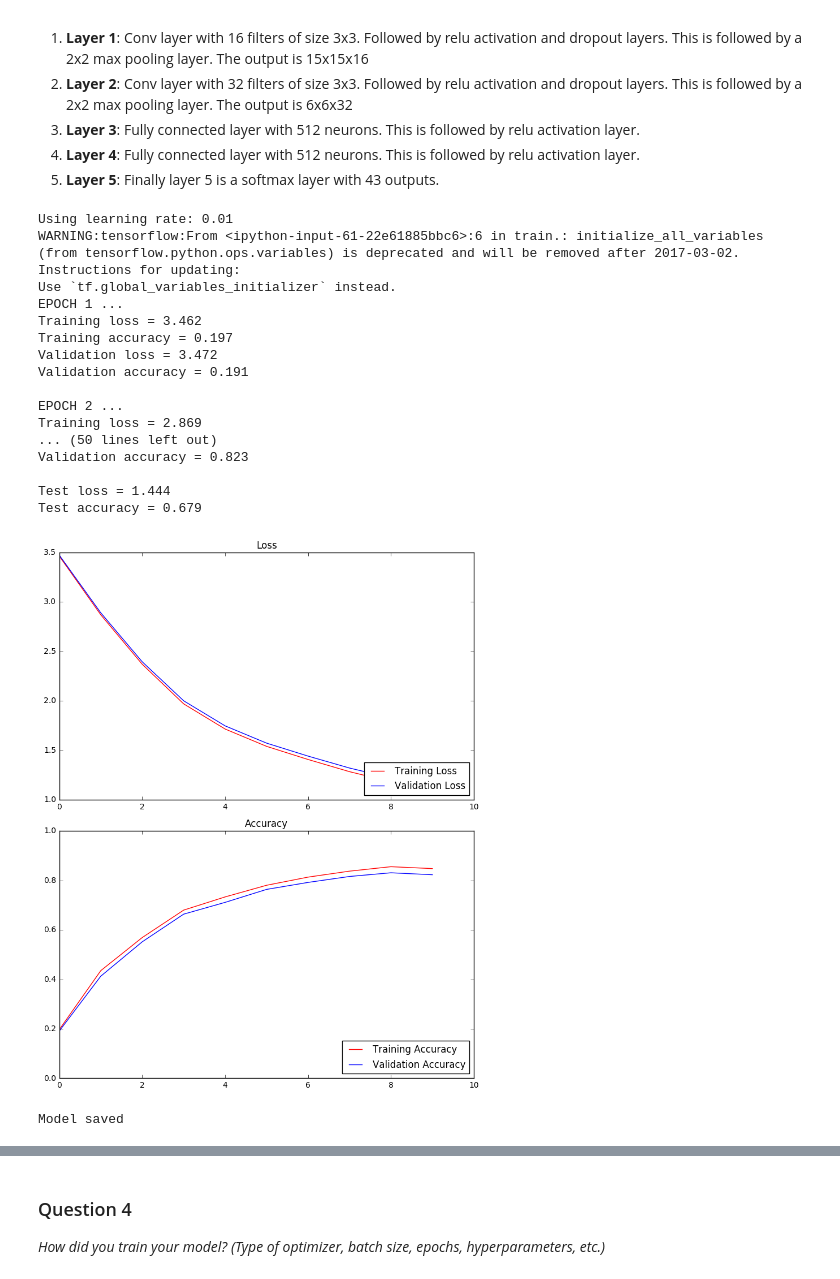
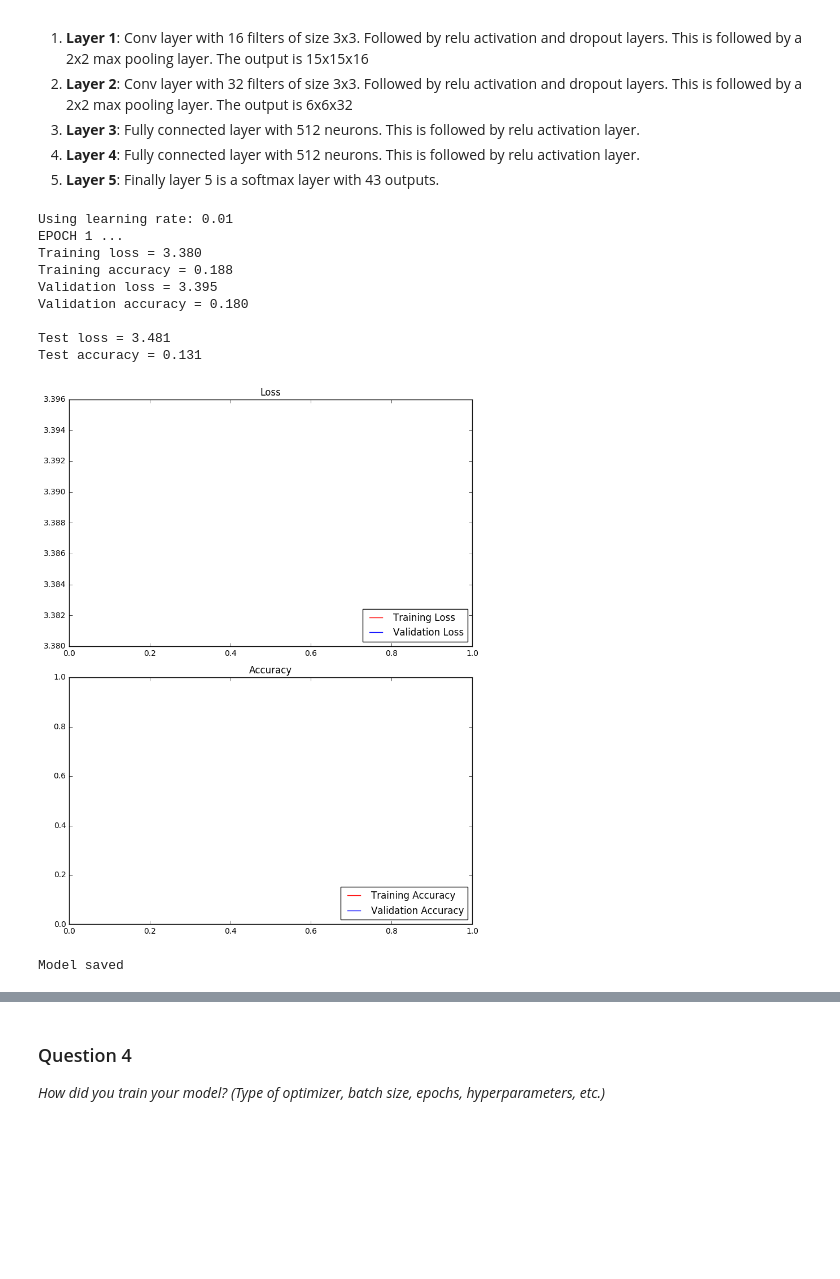
Before and after one commit to subodh-malgonde/traffic-signs-classification, a Jupyter notebook: Traffic_Signs_Recognition.ipynb, the cells around one changed output, grey strips where cells are left out. Cells and saved outputs as stored; diff of their text form; code cells hidden in the pictures; blank space fills up the shorter version.

```diff
--- a/Traffic_Signs_Recognition.ipynb
+++ b/Traffic_Signs_Recognition.ipynb
@@ -161,6 +244,6 @@ Use the code cell (or multiple code cells, if necessary) to implement the first
 # %%
-### Preprocess the data here.
-### Feel free to use as many code cells as needed.
+# Preprocess the data here.
+# Feel free to use as many code cells as needed.
 
 # Change to float32, so it can be multiplied against the weights in TensorFlow, which are float32
 X_train = X_train.astype(np.float32)
@@ -179,14 +262,11 @@ def normalize(image_data):
     image_data = rgb2gray(image_data)
     normalized = (image_data)/255.0 - 0.5
     normalized = normalized.reshape((-1,32,32,1))
-    return normalized
+    return normalized.astype(np.float32)
 
 X_train = normalize(X_train)
 X_test = normalize(X_test)
 
-X_train = X_train.astype(np.float32)
-X_test = X_test.astype(np.float32)
-
 print(X_train.shape, X_train.dtype)
 print(X_test.shape, X_test.dtype)
 # %% [output]
@@ -420,6 +417,15 @@ def evaluate(X_data, y_data):
         total_loss += (loss * batch_x.shape[0])
     return total_loss/num_examples, total_acc/num_examples
 # %%
+def deleteOldModelFiles():
+    try:
+        import os
+        os.remove('myModel')
+        os.remove('myModel.meta')
+        os.remove('checkpoint')
+    except:
+        print("Unable to delete file.")
+
 def train(X_tr, y_tr, X_v, y_v, X_t, y_t, lr):
 
     num_train = X_tr.shape[0]
@@ -488,6 +494,7 @@ def train(X_tr, y_tr, X_v, y_v, X_t, y_t, lr):
             saver
         except:
             saver = tf.train.Saver()
+        deleteOldModelFiles()
         saver.save(sess, 'myModel')
         print("Model saved")
 # %% [markdown]
@@ -522,32 +529,24 @@ y_train_small = y_train[indexes]
 X_val_small = X_val
 y_val_small = y_val
 # %%
-EPOCHS = 10
+EPOCHS = 1
 BATCH_SIZE = 128
-reg = 20
+reg = 10
 LEARNING_RATES = [0.01]
 for lr in LEARNING_RATES:
     print("Using learning rate: %s" % str(lr))
     train(X_train_small, y_train_small, X_val_small, y_val_small, X_test, y_test, lr)
 # %% [output]
 Using learning rate: 0.01
-WARNING:tensorflow:From <ipython-input-61-22e61885bbc6>:6 in train.: initialize_all_variables (from tensorflow.python.ops.variables) is deprecated and will be removed after 2017-03-02.
-Instructions for updating:
-Use `tf.global_variables_initializer` instead.
 EPOCH 1 ...
-Training loss = 3.462
-Training accuracy = 0.197
-Validation loss = 3.472
-Validation accuracy = 0.191
+Training loss = 3.380
+Training accuracy = 0.188
+Validation loss = 3.395
+Validation accuracy = 0.180
 
-EPOCH 2 ...
-Training loss = 2.869
-... (50 lines left out)
-Validation accuracy = 0.823
-
-Test loss = 1.444
-Test accuracy = 0.679
+Test loss = 3.481
+Test accuracy = 0.131
-[figure, old version]
+[figure, new version]
 Model saved
 # %%
 # Now after the best hyper-parameters have been found, train on the entire data-set
```
Also changed, not shown: parts of 11 cells of this notebook, 4 other files.
